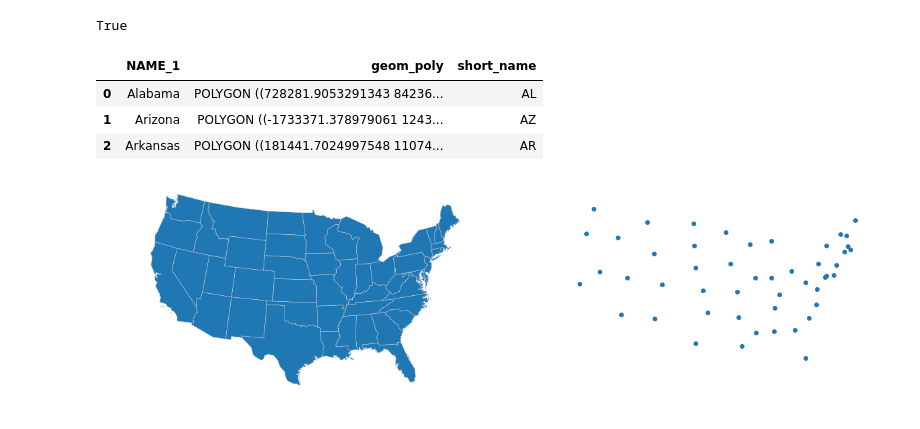
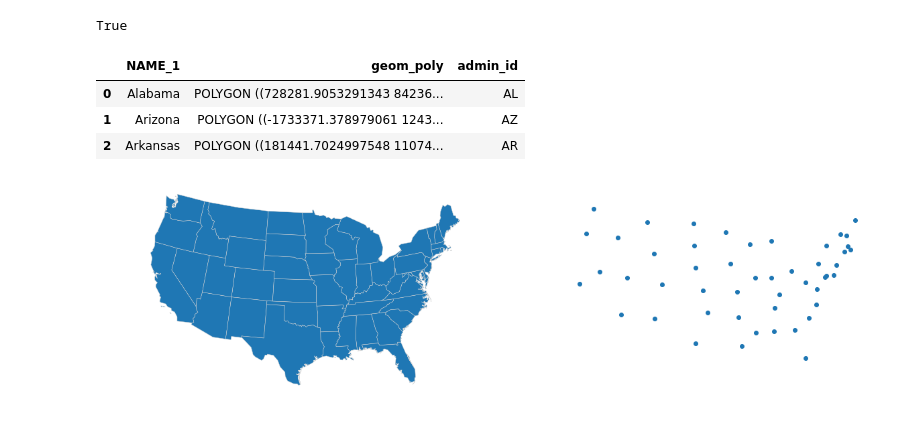
Before and after one commit to deitelberg/Python-projects, a Jupyter notebook: gridmap_refactor.ipynb, the cells around one changed output. Saved outputs shown, nothing was run; the diff lists cells and outputs as text; code cells hidden in the pictures.

```diff
--- a/gridmap_refactor.ipynb
+++ b/gridmap_refactor.ipynb
@@ -13,25 +13,32 @@ from tabulate import tabulate
 from shapely.geometry import Polygon, Point
 from math import sqrt
 from shapely.affinity import translate
+# %%
+tile_id = 'tile_id'
+admin_id = 'admin_id'
+admin_id_admin = 'admin_id_admin'
+admin_id_tile = 'admin_id_tile'
+jo_tile = 'join_order_tile'
+jo_admin = 'join_order_admin'
 # %%
 polys = c.kenya_counties_msSimplified
 polys = c.USA_extraSimp
 #keep_flds = ['County', 'CID'] #Kenya
-keep_flds = ['NAME_1', 'short_name'] #USA
+keep_flds = ['NAME_1', admin_id] #USA
 os.path.isfile(polys)
 # %% [output]
 True
 # %%
 admin = gpd.read_file(polys).to_crs({'init': 'epsg:5070'})
-admin['short_name'] = admin['HASC_1'].str.split('.').str[1]
+admin[admin_id] = admin['HASC_1'].str.split('.').str[1]
 admin = admin.sort_values(by='NAME_1').reset_index(drop=True)
 admin = admin.rename(columns={'geometry': 'geom_poly'}).set_geometry('geom_poly')
 keep_flds.append(admin.geometry.name)
 del_flds = [x for x in list(admin) if x not in keep_flds]
 admin.drop(columns=del_flds, inplace=True)
 admin.head(3)
 # %% [output]
-|  | NAME_1 | geom_poly | short_name |
+|  | NAME_1 | geom_poly | admin_id |
 | 0 | Alabama | POLYGON ((728281.9053291343 84236... | AL |
 | 1 | Arizona | POLYGON ((-1733371.378979061 1243... | AZ |
 | 2 | Arkansas | POLYGON ((181441.7024997548 11074... | AR |
```
Also changed, not shown: parts of 7 cells of this notebook.
